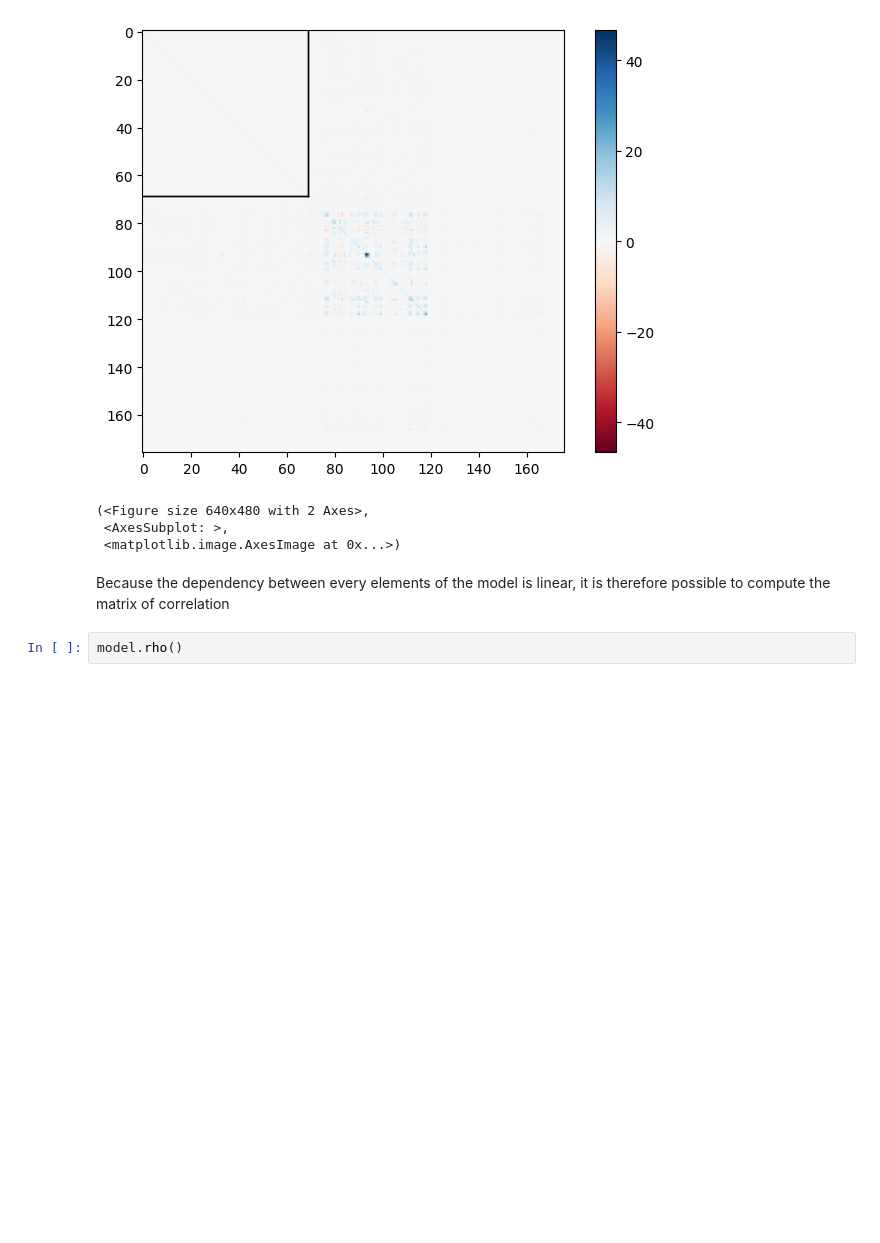
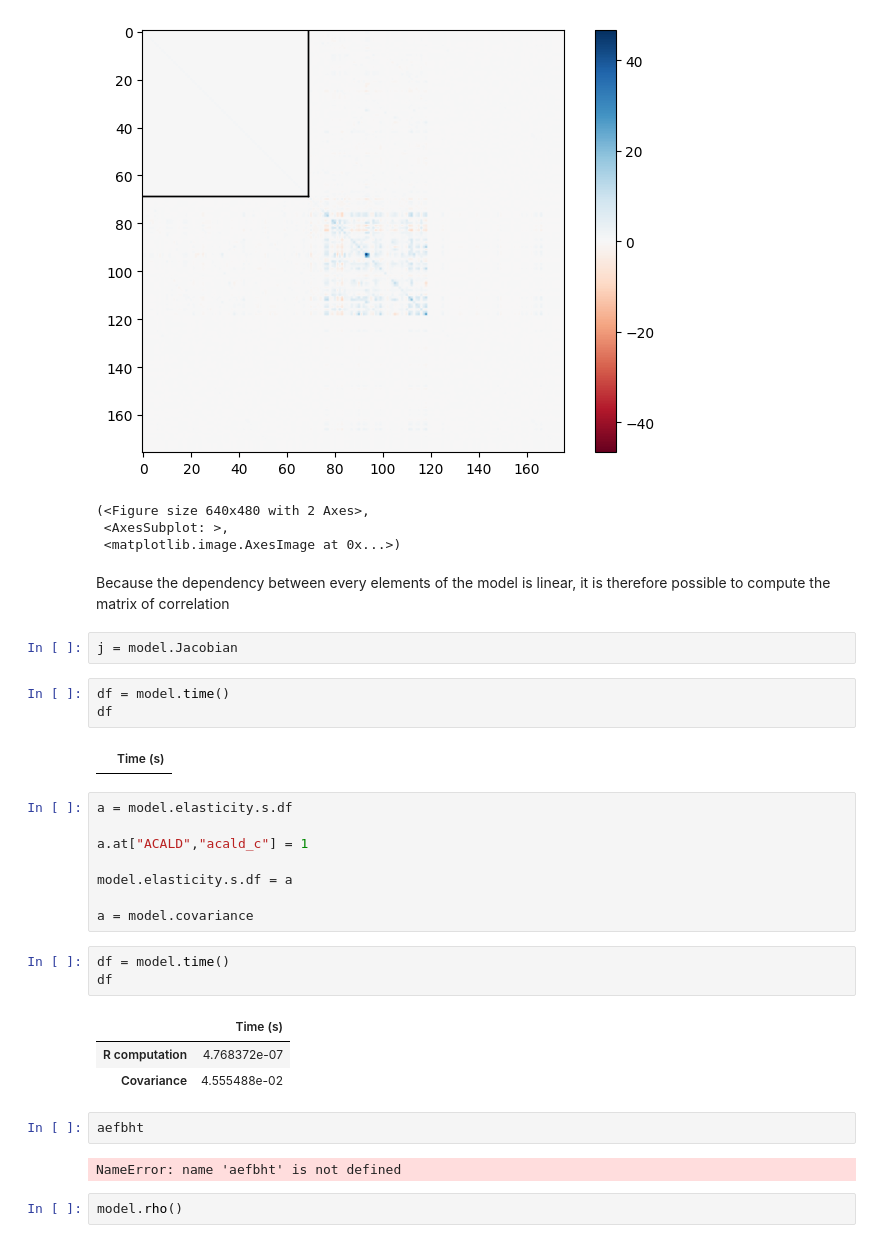
Before and after one commit to tuturax/BadAss, a Jupyter notebook: Notebooks/E_Coli_Core.ipynb, the cells around one changed output. Cells and saved outputs as stored; diff of their text form; blank space fills up the shorter version.

```diff
--- a/Notebooks/E_Coli_Core.ipynb
+++ b/Notebooks/E_Coli_Core.ipynb
@@ -115,6 +115,32 @@ model.plot(result="cov")
  <matplotlib.image.AxesImage at 0x...>)
 # %% [markdown]
 Because the dependency between every elements of the model is linear, it is therefore possible to compute the matrix of correlation
+# %%
+j = model.Jacobian
+# %%
+df = model.time()
+df
+# %% [output]
+|  | Time (s) |
+# %%
+a = model.elasticity.s.df
+
+a.at["ACALD","acald_c"] = 1
+
+model.elasticity.s.df = a
+
+a = model.covariance
+# %%
+df = model.time()
+df
+# %% [output]
+|  | Time (s) |
+| R computation | 4.768372e-07 |
+| Covariance | 4.555488e-02 |
+# %%
+aefbht
+# %% [output]
+NameError: name 'aefbht' is not defined
 # %%
 model.rho()
 # %% [output]
```
Also changed, not shown: parts of 4 cells of this notebook, 4 other files.
